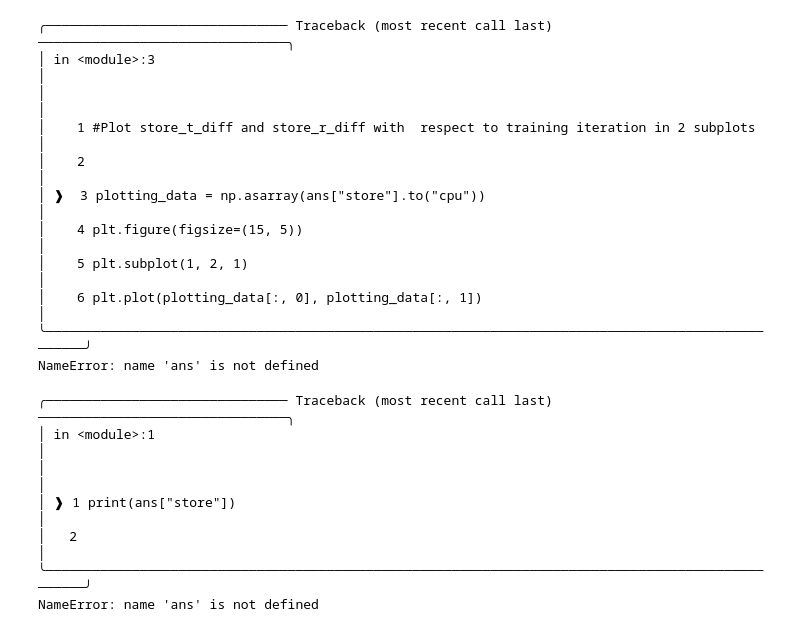
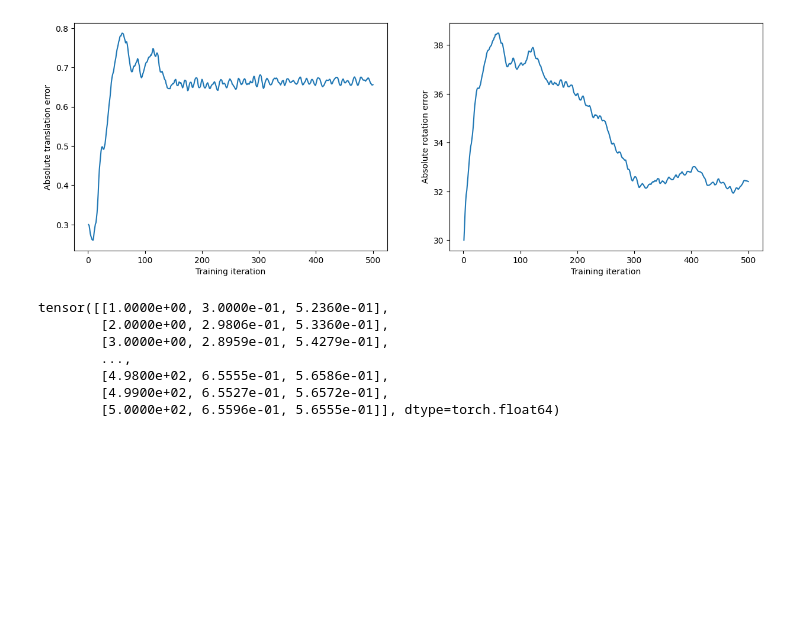
Before and after one commit to tauzn-clock/plane-nerf, a Jupyter notebook: utils/evaluation_pose_v2.ipynb, the cells around one changed output. Cells and saved outputs as stored; diff of their text form; code cells hidden in the pictures; blank space fills up the shorter version.

```diff
--- a/utils/evaluation_pose_v2.ipynb
+++ b/utils/evaluation_pose_v2.ipynb
@@ -21,7 +20,7 @@ Jupyter environment detected. Enabling Open3D WebVisualizer.
 # %%
 os.chdir('/workspace/plane-nerf')
-MODEL_PATH = "/workspace/plane-nerf/outputs/jackal_floor_training_data_1/plane-nerf-fast/2024-03-13_105236"
-DATA_PATH = "/stored_data/jackal_one_frame_color"
+MODEL_PATH = "/workspace/plane-nerf/outputs/jackal_color_wheel_training_data_1/plane-nerf/2024-03-20_224232"
+DATA_PATH = "/workspace/plane-nerf/data/jackal_one_frame_color_wheel"
 GROUND_TRUTH_PATH = os.path.join(DATA_PATH, "ground_truth.json")
 config_path = os.path.join(MODEL_PATH, "config.yml")
 config, pipeline, _, _ = eval_setup(
@@ -98,7 +75,7 @@ NameError: name 'trainer' is not defined
 # %%
 import time
 start = time.time()
-ans = inerf(trainer,GROUND_TRUTH_POSE=ground_truth_poses)
+ans = inerf(trainer,ITERATION=500, LR = 1e-2, GROUND_TRUTH_POSE=ground_truth_poses)
 end = time.time()
 print("Time taken for inference: ", end-start)
 # %% [output]
@@ -116,36 +87,26 @@ NameError: name 'trainer' is not defined
 # %%
 #Plot store_t_diff and store_r_diff with  respect to training iteration in 2 subplots
 
 plotting_data = np.asarray(ans["store"].to("cpu"))
 plt.figure(figsize=(15, 5))
 plt.subplot(1, 2, 1)
 plt.plot(plotting_data[:, 0], plotting_data[:, 1])
 plt.xlabel("Training iteration")
 plt.ylabel("Absolute translation error")
 plt.subplot(1, 2, 2)
-plt.plot(plotting_data[:, 0], plotting_data[:, 2])
+plt.plot(plotting_data[:, 0], plotting_data[:, 2]*180/np.pi)
 plt.xlabel("Training iteration")
 plt.ylabel("Absolute rotation error")
 plt.show()
 # %% [output]
-╭─────────────────────────────── Traceback (most recent call last) ────────────────────────────────╮
-│ in <module>:3                                                                                    │
-│                                                                                                  │
-│    1 #Plot store_t_diff and store_r_diff with  respect to training iteration in 2 subplots       │
-│    2                                                                                             │
-│ ❱  3 plotting_data = np.asarray(ans["store"].to("cpu"))                                          │
-│    4 plt.figure(figsize=(15, 5))                                                                 │
-│    5 plt.subplot(1, 2, 1)                                                                        │
-│    6 plt.plot(plotting_data[:, 0], plotting_data[:, 1])                                          │
-╰──────────────────────────────────────────────────────────────────────────────────────────────────╯
-NameError: name 'ans' is not defined
+[figure, added]
 # %%
 print(ans["store"])
 # %% [output]
-╭─────────────────────────────── Traceback (most recent call last) ────────────────────────────────╮
-│ in <module>:1                                                                                    │
-│                                                                                                  │
-│ ❱ 1 print(ans["store"])                                                                          │
-│   2                                                                                              │
-╰──────────────────────────────────────────────────────────────────────────────────────────────────╯
-NameError: name 'ans' is not defined
+tensor([[1.0000e+00, 3.0000e-01, 5.2360e-01],
+        [2.0000e+00, 2.9806e-01, 5.3360e-01],
+        [3.0000e+00, 2.8959e-01, 5.4279e-01],
+        ...,
+        [4.9800e+02, 6.5555e-01, 5.6586e-01],
+        [4.9900e+02, 6.5527e-01, 5.6572e-01],
+        [5.0000e+02, 6.5596e-01, 5.6555e-01]], dtype=torch.float64)
```
Also changed, not shown: parts of 5 cells of this notebook, 1 other file.
